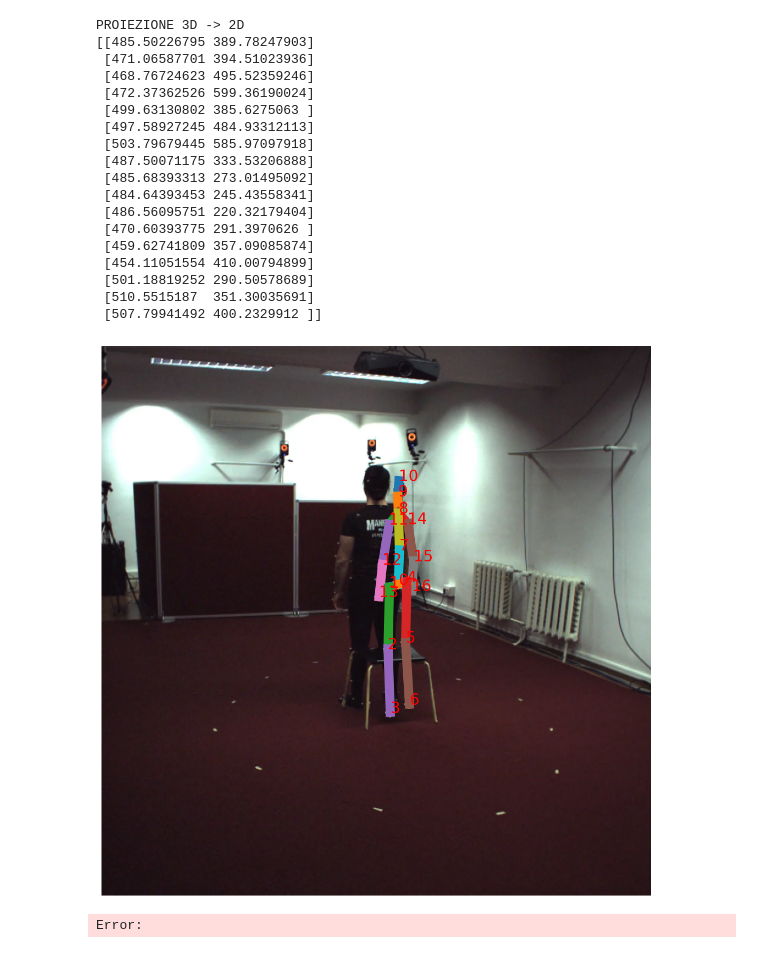
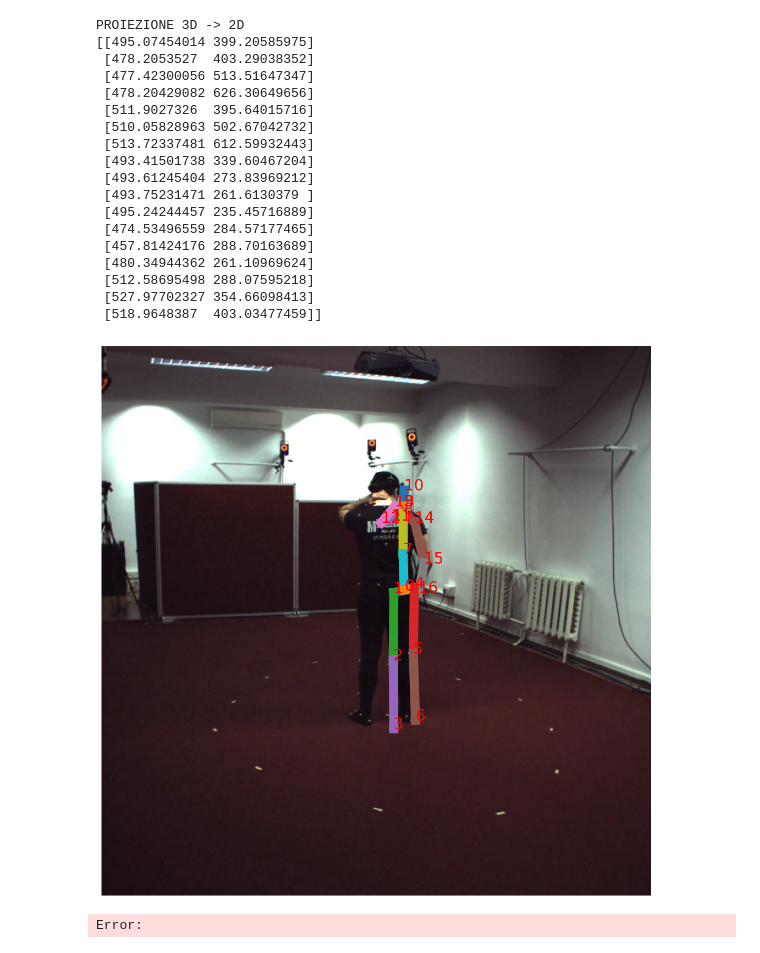
Before and after one commit to adgx/lcn-pose, a Jupyter notebook: visualization/notebooks/visualiza_human_prediction.ipynb, the cells around one changed output. Saved outputs shown, nothing was run; the diff lists cells and outputs as text; code cells hidden in the pictures.

Commit message:
Fixed the visualization

```diff
--- a/visualization/notebooks/visualiza_human_prediction.ipynb
+++ b/visualization/notebooks/visualiza_human_prediction.ipynb
@@ -18,20 +5,18 @@ import os
 import re
 
 sys.path.append('..')
-from util.dataset_util import project_3d_to_2d, plot_over_image, read_data, load_data_from_pickle
+from util.dataset_util import plot_over_image, read_data
 ROOT_PATH = os.getcwd()
 data_root = os.path.join(ROOT_PATH, '..', '..', 'dataset')
-#data_root = '/Users/andreaongaro/Documents/Documenti Andrea Ongaro/Magistrale/Torino/Corsi/2_ANNO/ComputerVision/Project/lcn-pose/dataset'
-#data_pred_path = '/Users/andreaongaro/Documents/Documenti Andrea Ongaro/Magistrale/Torino/Corsi/2_ANNO/ComputerVision/Project/lcn-pose/experiment_good/test17/result.pkl'  # replace this with your prediction
 
 subset = 'test' # select from ['train']
 subj_name = 's01_t' # subject names for 'train' subset
 digit_subj = int(re.search(r'\d+', subj_name).group())
-action_name = '147'# action names
+action_name = '093'# action names
 camera_name = '50591643' # select from ['50591643', '58860488', '60457274', '65906101']
  # path to the parent directory (contains test/ meta/)
 dataset_name = 'humansc3d'
-idx_frame = 10
+idx_frame = 100
 n_test = 6
 data_pred_path = os.path.join(ROOT_PATH, '..', '..', 'experiment', 'test'+str(n_test), 'result.pkl')
 if not os.path.exists(data_pred_path):
@@ -50,63 +35,52 @@ T = cam_params['extrinsics']['T']
 
 import os
 import pickle
 
-#DATAITEM_GT_PATH = os.path.join("/Users/andreaongaro/Documents/Documenti Andrea Ongaro/Magistrale/Torino/Corsi/2_ANNO/ComputerVision/Project/lcn-pose/dataset/humansc3d_test.pkl")
 DATAITEM_GT_PATH = os.path.join(data_root, dataset_name+"_test.pkl")
 dataitem_gt = []
 with open(DATAITEM_GT_PATH, 'rb') as f:
     dataitem_gt = pickle.load(f)
 
 DBG = 1
 
 if DBG:
     with open(data_pred_path, 'rb') as f:
         dir_preds = pickle.load(f)
     preds = [item for item in dir_preds if int(item['videoid']) == int(action_name) and str(item['cameraid']) == camera_name and item['subject'] == digit_subj]
     pred = preds[idx_frame]['result']
 
 else:
     with open(data_pred_path, 'rb') as f:
         preds = pickle.load(f)['result']  # [N, 17, 3]
 
     preds = np.reshape(preds, (-1, 17, 3))
-
-    idx = int(action_name) - 139 # action_name starts from 139, so we subtract 139 to get the index
-    pred = preds[idx]  # [17, 3]
-    #pred = image_to_camera_frame(pose3d_image_frame=pred, box=dataitem_gt[idx]['box'],
-    #            camera=dataitem_gt[idx]['camera_param'], rootIdx=0,
-    #            root_depth=dataitem_gt[idx]['root_depth'])
-
-    #Conversione
-    #j3d_in_camera = np.matmul(np.array(pred) - cam_params['extrinsics']['T'], np.transpose(cam_params['extrinsics']['R']))
-    #pred = j3d_in_camera
+    pred = preds[idx_frame]  # [17, 3]
 
 frame = frames[idx_frame]
-#j2d_camera = project_3d_to_2d(j3d_in_camera, cam_params['intrinsics_w_distortion'], 'w_distortion')
 j2d_camera = pred[:, :2]
 print("PROIEZIONE 3D -> 2D")
 print(j2d_camera)
 plot_over_image(frame, j2d_camera)
 # %% [output]
 PROIEZIONE 3D -> 2D
-[[485.50226795 389.78247903]
- [471.06587701 394.51023936]
- [468.76724623 495.52359246]
- [472.37362526 599.36190024]
- [499.63130802 385.6275063 ]
- [497.58927245 484.93312113]
- [503.79679445 585.97097918]
- [487.50071175 333.53206888]
- [485.68393313 273.01495092]
- [484.64393453 245.43558341]
- [486.56095751 220.32179404]
- [470.60393775 291.3970626 ]
- [459.62741809 357.09085874]
- [454.11051554 410.00794899]
- [501.18819252 290.50578689]
- [510.5515187  351.30035691]
- [507.79941492 400.2329912 ]]
+[[495.07454014 399.20585975]
+ [478.2053527  403.29038352]
+ [477.42300056 513.51647347]
+ [478.20429082 626.30649656]
+ [511.9027326  395.64015716]
+ [510.05828963 502.67042732]
+ [513.72337481 612.59932443]
+ [493.41501738 339.60467204]
+ [493.61245404 273.83969212]
+ [493.75231471 261.6130379 ]
+ [495.24244457 235.45716889]
+ [474.53496559 284.57177465]
+ [457.81424176 288.70163689]
+ [480.34944362 261.10969624]
+ [512.58695498 288.07595218]
+ [527.97702327 354.66098413]
+ [518.9648387  403.03477459]]
-[figure, old version]
+[figure, new version]
 # %%
 import numpy as np
 import matplotlib.pyplot as plt
```
Also changed, not shown: parts of 1 cell of this notebook, 2 other files.
